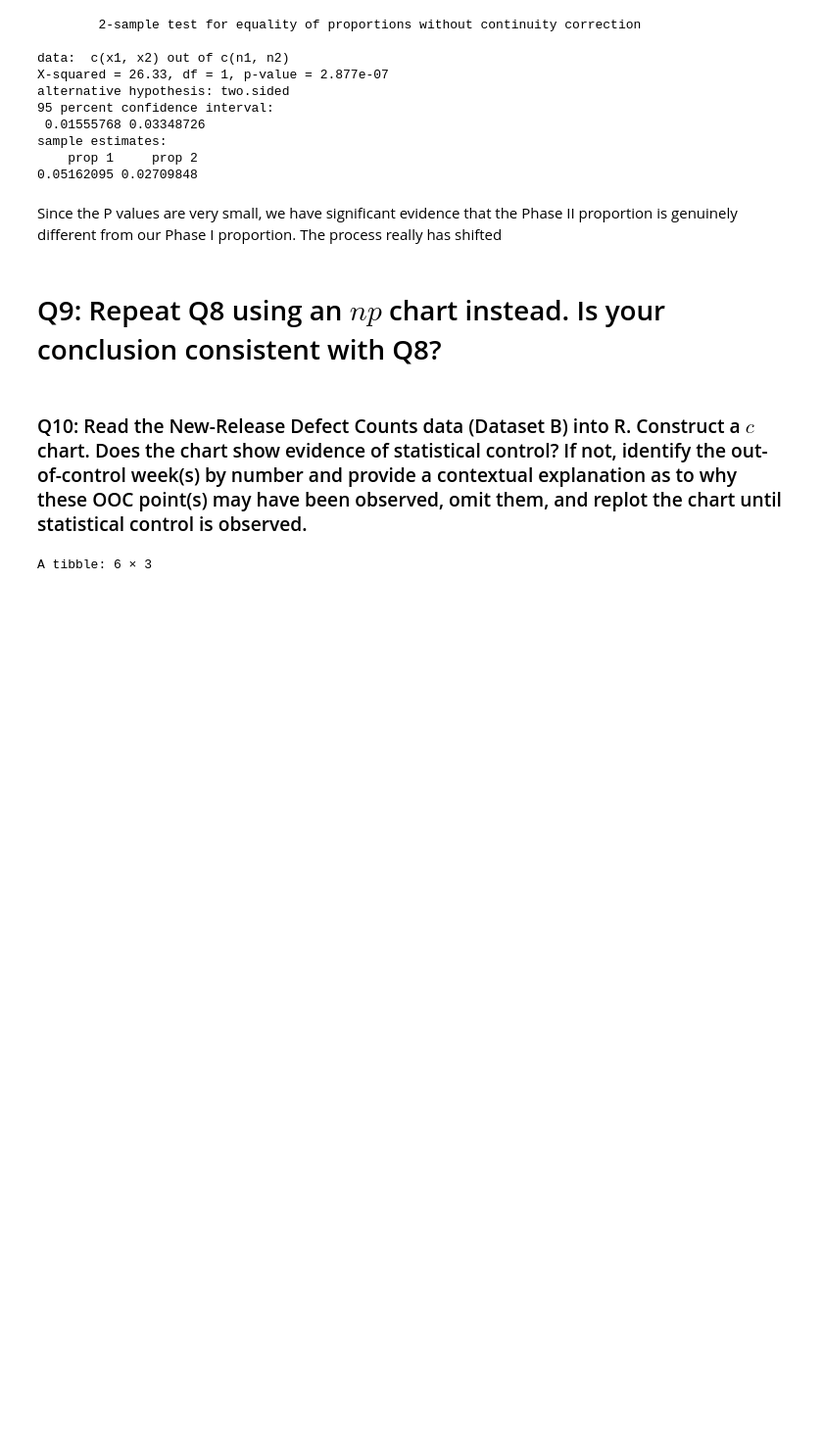
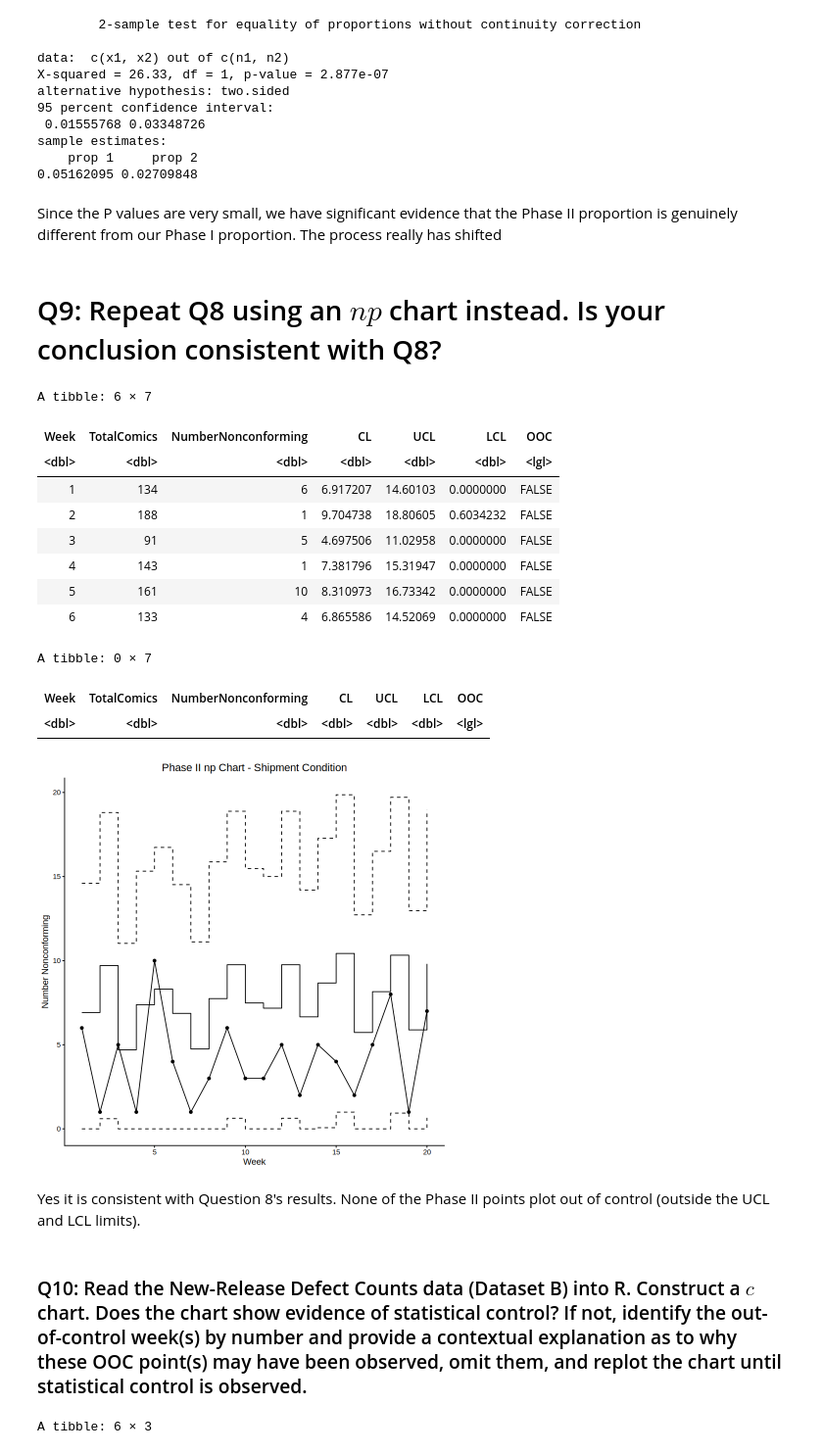
Before and after one commit to wasifmostofa36/STAT-7110-Quality-Control, a Jupyter notebook: Assignments/HW3/STAT-7110-HW3.ipynb, the cells around one changed output. Shown at 98% size. Drawn from its saved outputs; the diff is of its cells as text; code cells hidden in the pictures; blank space fills up the shorter version.

```diff
--- a/Assignments/HW3/STAT-7110-HW3.ipynb
+++ b/Assignments/HW3/STAT-7110-HW3.ipynb
@@ -230,6 +242,55 @@ Since the P values are very small, we have significant evidence that the Phase I
 # Q9: Repeat Q8 using an $np$ chart instead. Is your conclusion consistent with Q8?
 # %%
 ## Q9 Code ##
+
+## np Chart with manually calculated limits ##
+## Sample size varies weekly, so CL, UCL and LCL are computed at each n_i
+## using the finalized Phase I estimate pbar = 0.05162095
+
+np2 <- RavisComics_ShipmentCondition_PhaseII |>
+  mutate(CL  = TotalComics*pbar,
+         UCL = CL + 3*sqrt(TotalComics*pbar*(1-pbar)),
+         LCL = pmax(0, CL - 3*sqrt(TotalComics*pbar*(1-pbar))),
+         OOC = NumberNonconforming > UCL | NumberNonconforming < LCL)
+
+np2 |>
+  head()
+
+## Any weeks beyond the limits? ##
+
+np2 |>
+  filter(OOC)
+
+
+ggplot(np2, aes(x = Week)) +
+  geom_line(aes(y = NumberNonconforming)) +
+  geom_point(aes(y = NumberNonconforming, color = OOC)) +
+  geom_step(aes(y = CL)) +
+  geom_step(aes(y = UCL), linetype = "dashed") +
+  geom_step(aes(y = LCL), linetype = "dashed") +
+  scale_color_manual(values = c("FALSE" = "black", "TRUE" = "red")) +
+  labs(x = "Week",
+       y = "Number Nonconforming",
+       title = "Phase II np Chart - Shipment Condition") +
+  theme_classic() +
+  theme(plot.title = element_text(hjust = 0.50),
+        legend.position = "none")
+# %% [output]
+A tibble: 6 × 7
+| Week | TotalComics | NumberNonconforming | CL | UCL | LCL | OOC |
+| <dbl> | <dbl> | <dbl> | <dbl> | <dbl> | <dbl> | <lgl> |
+| 1 | 134 | 6 | 6.917207 | 14.60103 | 0.0000000 | FALSE |
+| 2 | 188 | 1 | 9.704738 | 18.80605 | 0.6034232 | FALSE |
+| 3 | 91 | 5 | 4.697506 | 11.02958 | 0.0000000 | FALSE |
+| 4 | 143 | 1 | 7.381796 | 15.31947 | 0.0000000 | FALSE |
+| 5 | 161 | 10 | 8.310973 | 16.73342 | 0.0000000 | FALSE |
+| 6 | 133 | 4 | 6.865586 | 14.52069 | 0.0000000 | FALSE |
+A tibble: 0 × 7
+| Week | TotalComics | NumberNonconforming | CL | UCL | LCL | OOC |
+| <dbl> | <dbl> | <dbl> | <dbl> | <dbl> | <dbl> | <lgl> |
+[figure, added]
+# %% [markdown]
+Yes it is consistent with Question 8's results. None of the Phase II points plot out of control (outside the UCL and LCL limits).
 # %% [markdown]
 ### Q10: Read the New-Release Defect Counts data (Dataset B) into R. Construct a $c$ chart. Does the chart show evidence of statistical control? If not, identify the out-of-control week(s) by number and provide a contextual explanation as to why these OOC point(s) may have been observed, omit them, and replot the chart until statistical control is observed.
 # %%
```
Also changed, not shown: parts of 1 cell of this notebook.
